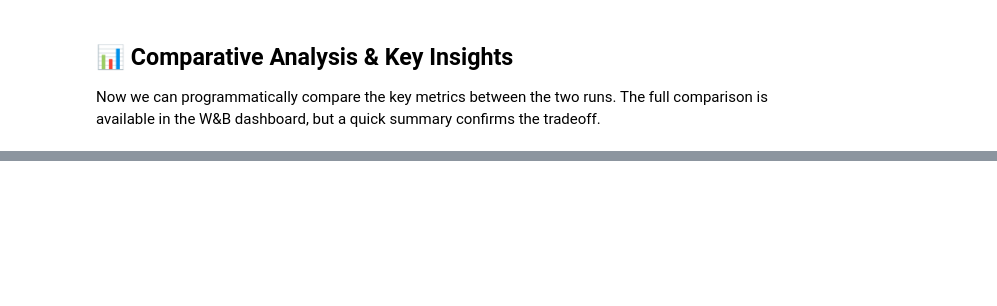
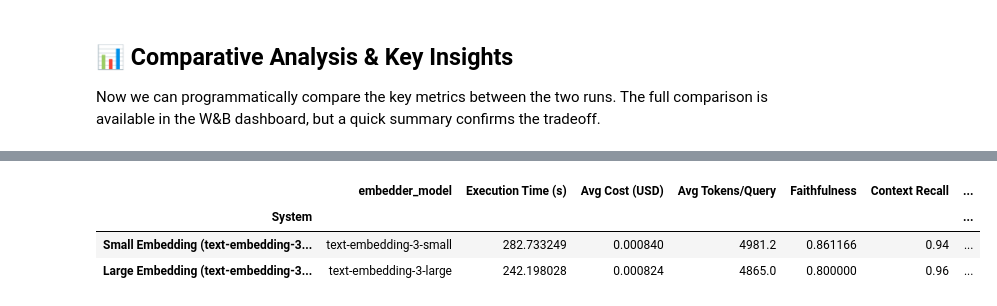
Before and after one commit to PacktPublishing/Building-Natural-Language-Pipelines, a Jupyter notebook: ch6/jupyter-notebooks/add_observability_with_wandb.ipynb, the cells around one changed output, grey strips where cells are left out. Cells and saved outputs as stored; diff of their text form; code cells hidden in the pictures; blank space fills up the shorter version.

```diff
--- a/ch6/jupyter-notebooks/add_observability_with_wandb.ipynb
+++ b/ch6/jupyter-notebooks/add_observability_with_wandb.ipynb
@@ -176,7 +176,7 @@ evaluation_metrics = [LLMContextRecall(), \
                 ResponseRelevancy(), \
                 ContextEntityRecall(), \
                 NoiseSensitivity()]
-csv_file_path = "data_for_eval/synthetic_tests_advanced_branching_3.csv"
+csv_file_path = "data_for_eval/synthetic_tests_advanced_branching_10.csv"
 
 # 2. Configuration for the Small Embedding Model Experiment
 small_embedding_config = {
@@ -187,8 +187,6 @@ small_embedding_config = {
     "document_store": "elasticsearch",
     "reranker_model": "BAAI/bge-reranker-base",
 }
-
-
 
 # 4. Initialize RAG component with small embedder
 small_embedding_rag_sc = HybridRAGSuperComponent(
@@ -213,8 +211,13 @@ small_embedding_results = small_embedding_experiment.run_evaluation(
     csv_file_path=csv_file_path
 )
 
-# 7. Run Analytics and log to W&B
-small_embedding_analytics = RAGAnalytics(small_embedding_results, model_name=small_embedding_config['llm_model'])
+# 7. Run Analytics and log to W&B with updated RAGAnalytics
+# Pass the specific embedding model being used as a list
+small_embedding_analytics = RAGAnalytics(
+    results=small_embedding_results,
+    model_name=small_embedding_config['llm_model'],
+    embedding_models=[small_embedding_config['embedder_model']]  # Pass as list
+)
 small_embedding_summary = small_embedding_analytics.log_to_wandb(small_embedding_experiment.run)
 
 # 8. Finish the experiment run
@@ -285,8 +302,13 @@ large_embedding_results = large_embedding_experiment.run_evaluation(
     csv_file_path=csv_file_path
 )
 
-# 6. Run Analytics and log to W&B
-large_embedding_analytics = RAGAnalytics(large_embedding_results, model_name=large_embedding_config['llm_model'])
+# 6. Run Analytics and log to W&B with updated RAGAnalytics
+# Pass the specific embedding model being used as a list
+large_embedding_analytics = RAGAnalytics(
+    results=large_embedding_results,
+    model_name=large_embedding_config['llm_model'],
+    embedding_models=[large_embedding_config['embedder_model']]  # Pass as list
+)
 large_embedding_summary = large_embedding_analytics.log_to_wandb(large_embedding_experiment.run)
 
 # 7. Finish the experiment run
@@ -353,3 +514,10 @@ final_run.finish()
+# %%
+comparison_df
+# %% [output]
+|  | embedder_model | Execution Time (s) | Avg Cost (USD) | Avg Tokens/Query | Faithfulness | Context Recall | ... |
+| System |  |  |  |  |  |  | ... |
+| Small Embedding (text-embedding-3... | text-embedding-3-small | 282.733249 | 0.000840 | 4981.2 | 0.861166 | 0.94 | ... |
+| Large Embedding (text-embedding-3... | text-embedding-3-large | 242.198028 | 0.000824 | 4865.0 | 0.800000 | 0.96 | ... |
 # %% [markdown]
 ## 🎓 Summary and Next Steps
 
```
Also changed, not shown: parts of 7 cells of this notebook, 2 other files.
